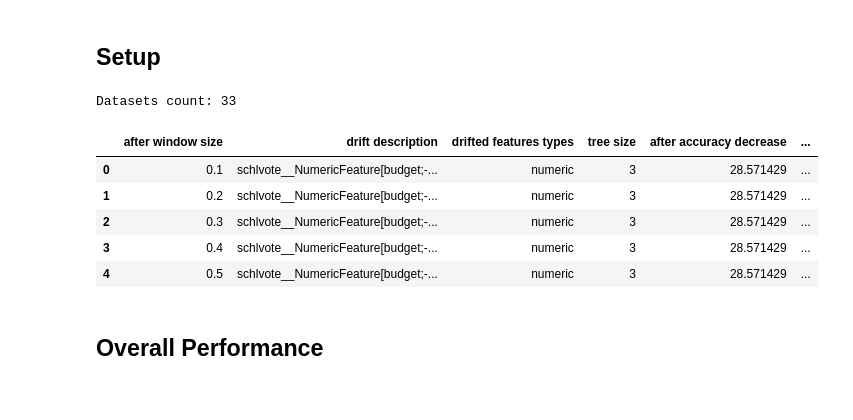
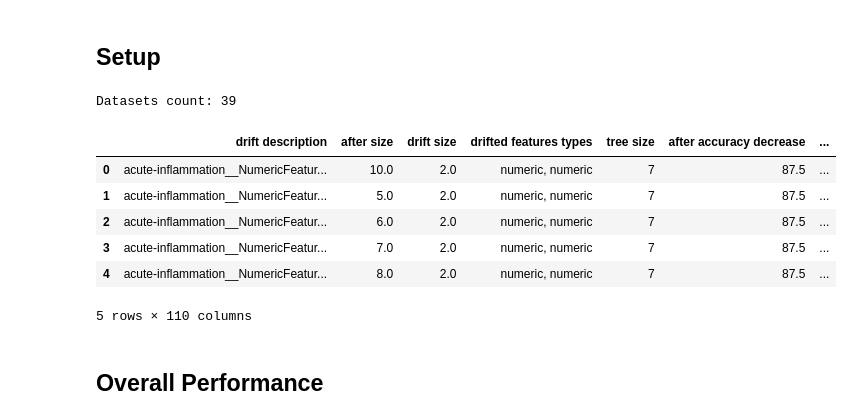
Before and after one commit to yoavzelinger/APPETITE, a Jupyter notebook: results_exploration.ipynb, the cells around one changed output. Drawn from its saved outputs; the diff is of its cells as text; code cells hidden in the pictures.

```diff
--- a/results_exploration.ipynb
+++ b/results_exploration.ipynb
@@ -12,42 +12,41 @@ from Tester import RESULTS_FULL_PATH, AFTER_WINDOW_TEST_SIZES
 
 SIGNIFICANCE_LEVEL = 0.05
 # %%
-file_name = "full results.csv"
+file_name = "results_half_all.csv"
 
 dtypes = {
     "after window size": "float64",
     "drift description": "string",
     "drifted features types": "string",
     "tree size": "int64",
     "after accuracy decrease": "float64",
     "after retrain accuracy": "float64",
     "after retrain accuracy increase": "float64",
     "before after retrain accuracy": "float64",
-    "before after retrain accuracy increase": "float64",
-    "BARINEL_Features faulty nodes indicies": "string",
-    "BARINEL_Features faulty features": "string",
-    "BARINEL_Features wasted effort": "float64",
-    "BARINEL_Features fix accuracy": "float64",
-    "BARINEL_Features fix accuracy increase": "float64",
-    "STAT_SFLDT faulty nodes indicies": "string",
-    "STAT_SFLDT faulty features": "string",
-    "STAT_SFLDT wasted effort": "float64",
-    "STAT_SFLDT fix accuracy": "float64",
-    "STAT_SFLDT fix accuracy increase": "float64",
+    "before after retrain accuracy increase": "float64"
 }
-results_df = read_csv(os_path.join(RESULTS_FULL_PATH, file_name), dtype=dtypes)
+results_df = read_csv(os_path.join(tester_constants.RESULTS_FULL_PATH, file_name), dtype=dtypes)
+for column in results_df.columns:
+    if column not in dtypes:
+        if column.endswith("features") or column.endswith("indicies"):
+            dtypes[column] = "object"
+        else:
+            dtypes[column] = "float64"
+# trying to fix all dtypes
+results_df = read_csv(os_path.join(tester_constants.RESULTS_FULL_PATH, file_name), dtype=dtypes)
 
 accuracy_increase_columns = [column for column in results_df.columns if column.endswith("accuracy increase")]
 wasted_efforts_columns = [column for column in results_df.columns if column.endswith("wasted effort")]
 
 print(f"Datasets count: {len(results_df['drift description'].apply(lambda x: x.split('__')[0]).unique())}")
 
 results_df.head()
 # %% [output]
-Datasets count: 33
+Datasets count: 39
-|  | after window size | drift description | drifted features types | tree size | after accuracy decrease | ... |
-| 0 | 0.1 | schlvote__NumericFeature[budget;-... | numeric | 3 | 28.571429 | ... |
-| 1 | 0.2 | schlvote__NumericFeature[budget;-... | numeric | 3 | 28.571429 | ... |
-| 2 | 0.3 | schlvote__NumericFeature[budget;-... | numeric | 3 | 28.571429 | ... |
-| 3 | 0.4 | schlvote__NumericFeature[budget;-... | numeric | 3 | 28.571429 | ... |
-| 4 | 0.5 | schlvote__NumericFeature[budget;-... | numeric | 3 | 28.571429 | ... |
+|  | drift description | after size | drift size | drifted features types | tree size | after accuracy decrease | ... |
+| 0 | acute-inflammation__NumericFeatur... | 10.0 | 2.0 | numeric, numeric | 7 | 87.5 | ... |
+| 1 | acute-inflammation__NumericFeatur... | 5.0 | 2.0 | numeric, numeric | 7 | 87.5 | ... |
+| 2 | acute-inflammation__NumericFeatur... | 6.0 | 2.0 | numeric, numeric | 7 | 87.5 | ... |
+| 3 | acute-inflammation__NumericFeatur... | 7.0 | 2.0 | numeric, numeric | 7 | 87.5 | ... |
+| 4 | acute-inflammation__NumericFeatur... | 8.0 | 2.0 | numeric, numeric | 7 | 87.5 | ... |
+5 rows × 110 columns
```
Also changed, not shown: parts of 4 cells of this notebook.
